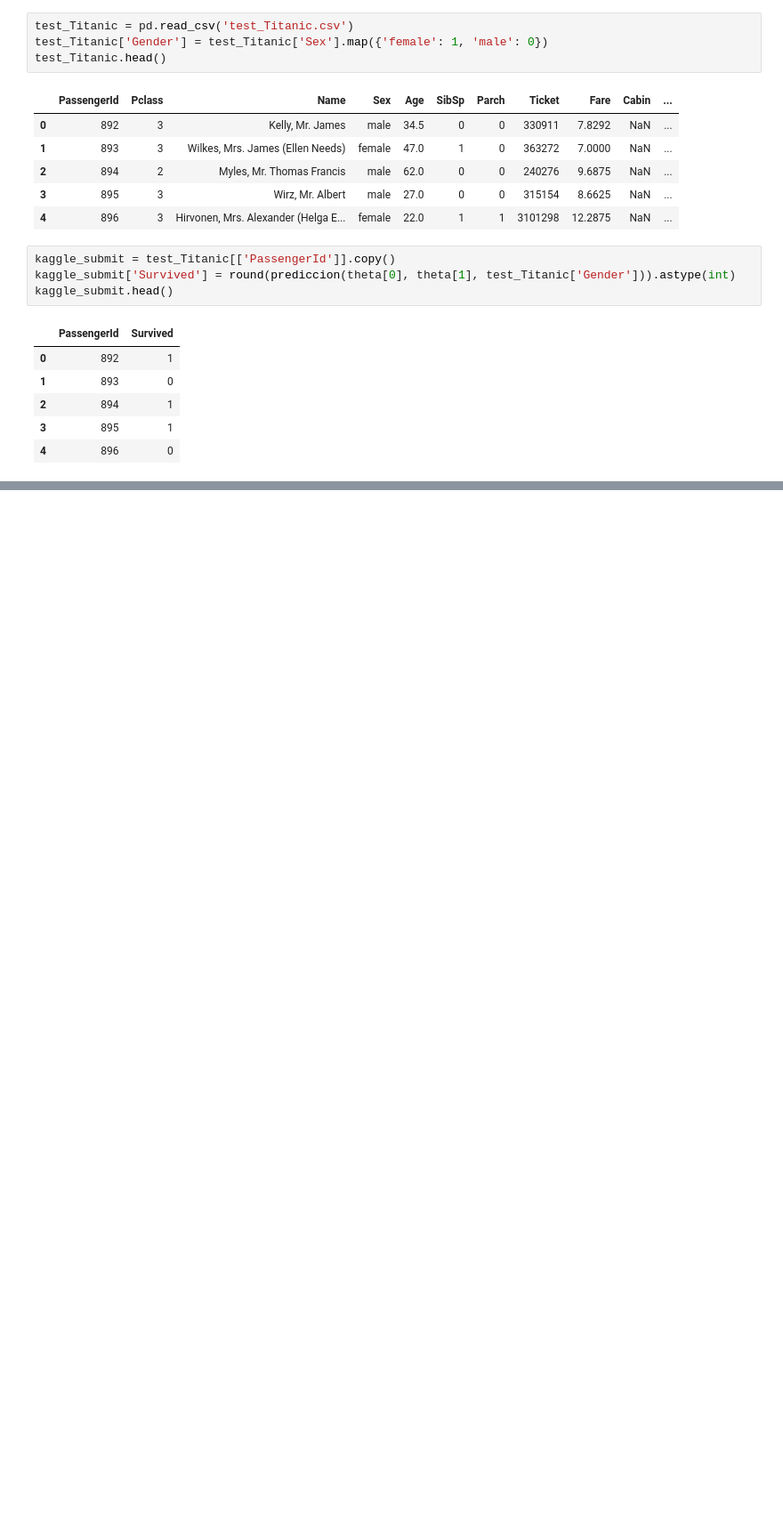
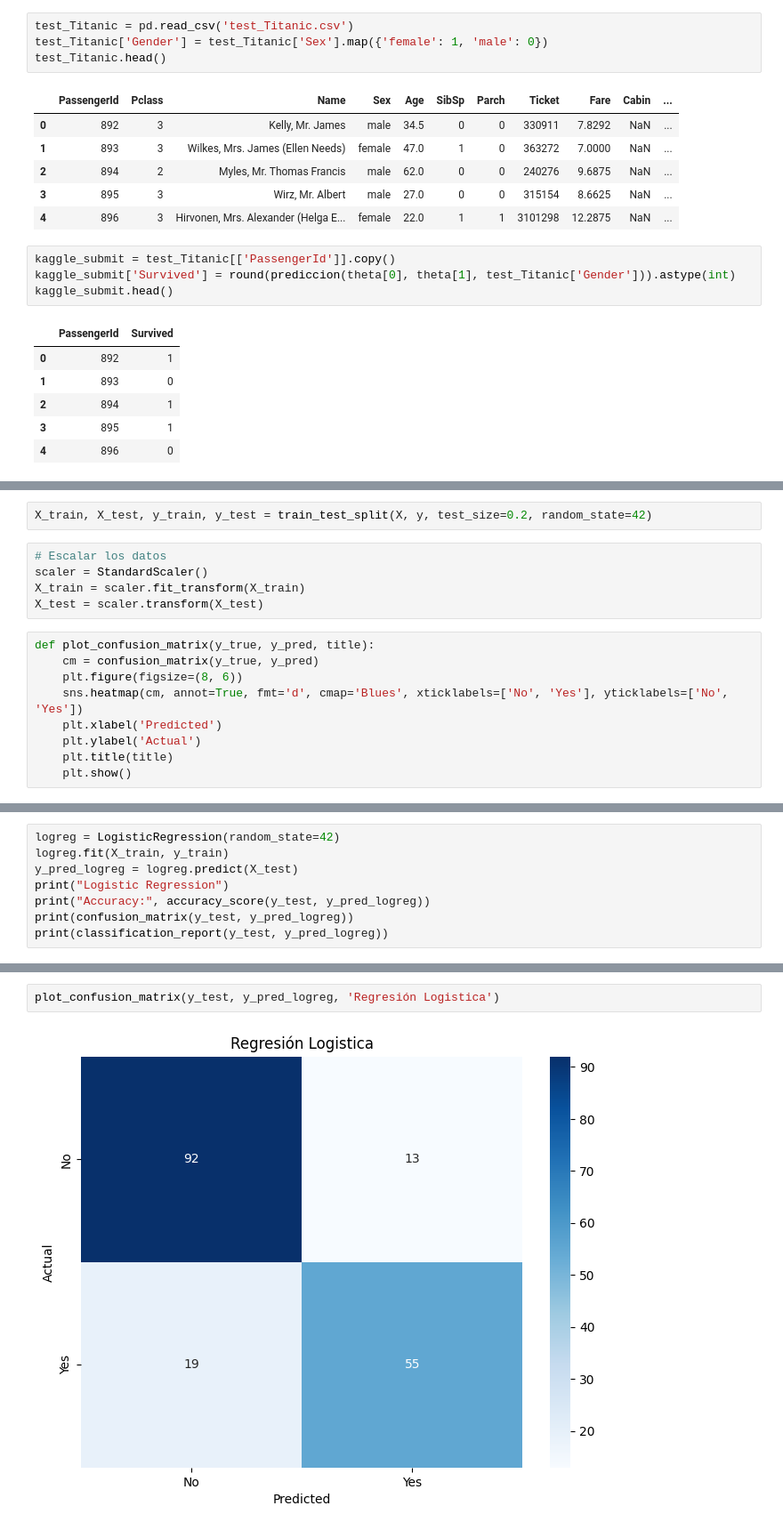
Before and after one commit to DMoonPamanes/TitanicAi, a Jupyter notebook: RetoTitanic.ipynb, the cells around one changed output, grey strips where cells are left out. Shown at 89% size. Cells and saved outputs as stored; diff of their text form; blank space fills up the shorter version.

```diff
--- a/RetoTitanic.ipynb
+++ b/RetoTitanic.ipynb
@@ -419,0 +434,16 @@ kaggle_submit.head()
+# %%
+X_train, X_test, y_train, y_test = train_test_split(X, y, test_size=0.2, random_state=42)
+# %%
+# Escalar los datos
+scaler = StandardScaler()
+X_train = scaler.fit_transform(X_train)
+X_test = scaler.transform(X_test)
+# %%
+def plot_confusion_matrix(y_true, y_pred, title):
+    cm = confusion_matrix(y_true, y_pred)
+    plt.figure(figsize=(8, 6))
+    sns.heatmap(cm, annot=True, fmt='d', cmap='Blues', xticklabels=['No', 'Yes'], yticklabels=['No', 'Yes'])
+    plt.xlabel('Predicted')
+    plt.ylabel('Actual')
+    plt.title(title)
+    plt.show()
@@ -419,0 +452,8 @@ kaggle_submit.head()
+# %%
+logreg = LogisticRegression(random_state=42)
+logreg.fit(X_train, y_train)
+y_pred_logreg = logreg.predict(X_test)
+print("Logistic Regression")
+print("Accuracy:", accuracy_score(y_test, y_pred_logreg))
+print(confusion_matrix(y_test, y_pred_logreg))
+print(classification_report(y_test, y_pred_logreg))
@@ -419,0 +473,4 @@ kaggle_submit.head()
+# %%
+plot_confusion_matrix(y_test, y_pred_logreg, 'Regresión Logistica')
+# %% [output]
+[figure, added]
```
Also changed, not shown: parts of 15 cells of this notebook.
